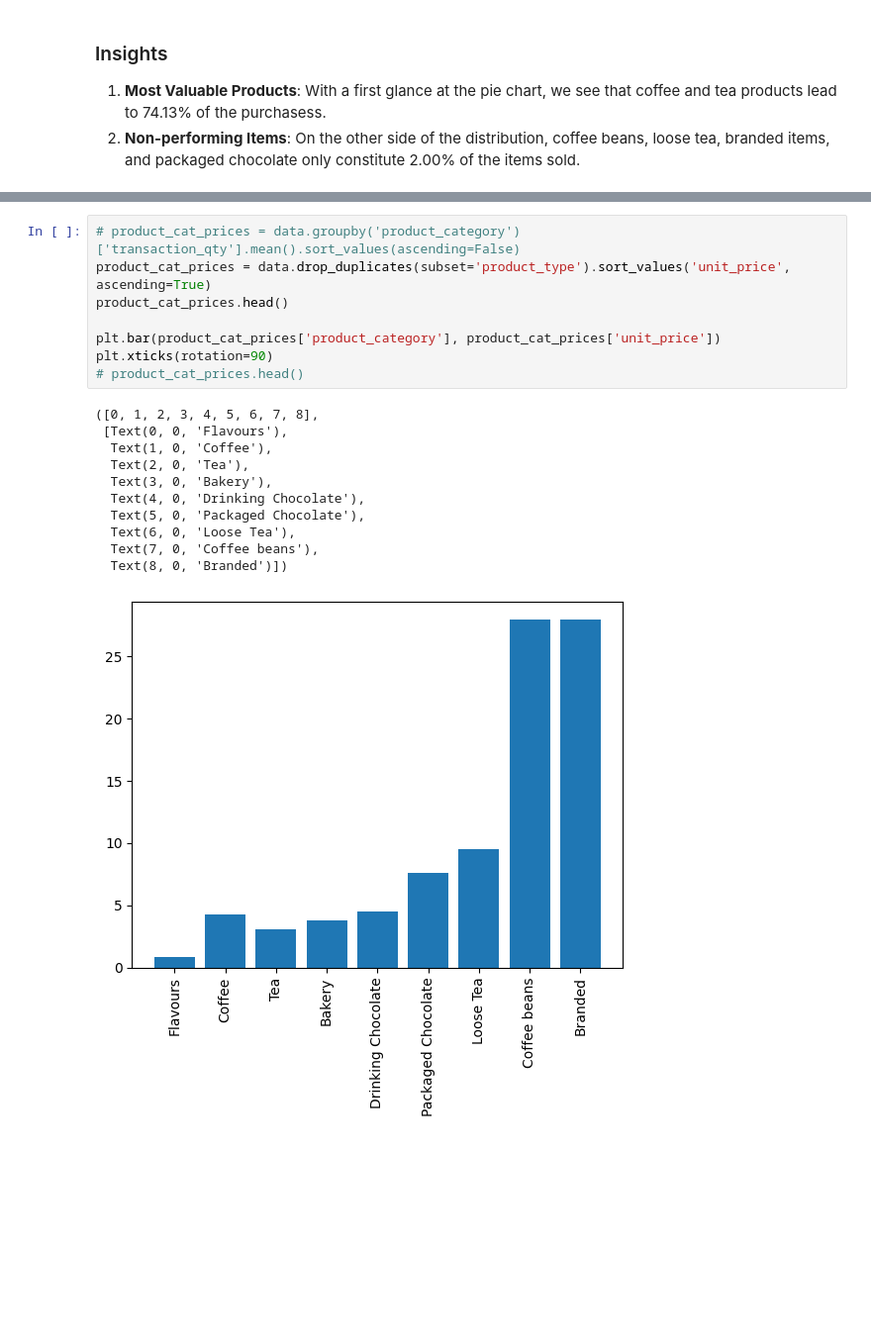
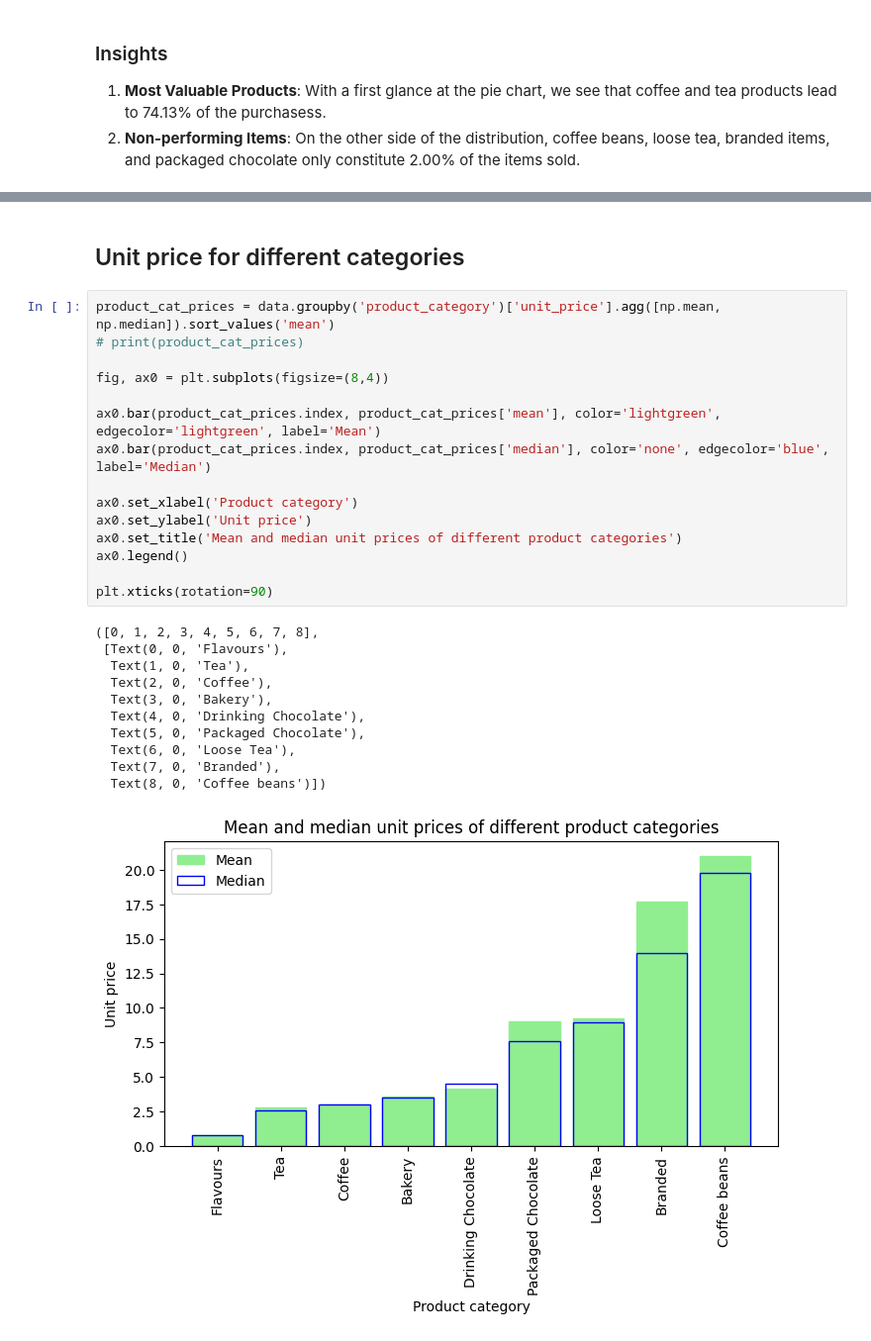
Before and after one commit to mlcuadra1/Coffee-Shop-EDA, a Jupyter notebook: notebooks/eda.ipynb, the cells around one changed output, grey strips where cells are left out. Shown: that part at 99% size. Drawn from its saved outputs; the diff is of its cells as text; blank space fills up the shorter version.

Commit message:
Developed unit price comparison

```diff
--- a/notebooks/eda.ipynb
+++ b/notebooks/eda.ipynb
@@ -166,20 +148,29 @@ plt.xticks(rotation=90)
-# %%
-# product_cat_prices = data.groupby('product_category')['transaction_qty'].mean().sort_values(ascending=False)
-product_cat_prices = data.drop_duplicates(subset='product_type').sort_values('unit_price', ascending=True)
-product_cat_prices.head()
-
-plt.bar(product_cat_prices['product_category'], product_cat_prices['unit_price'])
-plt.xticks(rotation=90)
-# product_cat_prices.head()
-# %% [output]
-([0, 1, 2, 3, 4, 5, 6, 7, 8],
- [Text(0, 0, 'Flavours'),
-  Text(1, 0, 'Coffee'),
-  Text(2, 0, 'Tea'),
-  Text(3, 0, 'Bakery'),
-  Text(4, 0, 'Drinking Chocolate'),
-  Text(5, 0, 'Packaged Chocolate'),
-  Text(6, 0, 'Loose Tea'),
-  Text(7, 0, 'Coffee beans'),
-  Text(8, 0, 'Branded')])
-[figure, removed]
+# %% [markdown]
+## Unit price for different categories
+# %%
+product_cat_prices = data.groupby('product_category')['unit_price'].agg([np.mean, np.median]).sort_values('mean')
+# print(product_cat_prices)
+
+fig, ax0 = plt.subplots(figsize=(8,4))
+
+ax0.bar(product_cat_prices.index, product_cat_prices['mean'], color='lightgreen', edgecolor='lightgreen', label='Mean')
+ax0.bar(product_cat_prices.index, product_cat_prices['median'], color='none', edgecolor='blue', label='Median')
+
+ax0.set_xlabel('Product category')
+ax0.set_ylabel('Unit price')
+ax0.set_title('Mean and median unit prices of different product categories')
+ax0.legend()
+
+plt.xticks(rotation=90)
+# %% [output]
+([0, 1, 2, 3, 4, 5, 6, 7, 8],
+ [Text(0, 0, 'Flavours'),
+  Text(1, 0, 'Tea'),
+  Text(2, 0, 'Coffee'),
+  Text(3, 0, 'Bakery'),
+  Text(4, 0, 'Drinking Chocolate'),
+  Text(5, 0, 'Packaged Chocolate'),
+  Text(6, 0, 'Loose Tea'),
+  Text(7, 0, 'Branded'),
+  Text(8, 0, 'Coffee beans')])
+[figure, added]
```
Also changed, not shown: parts of 3 cells of this notebook.
